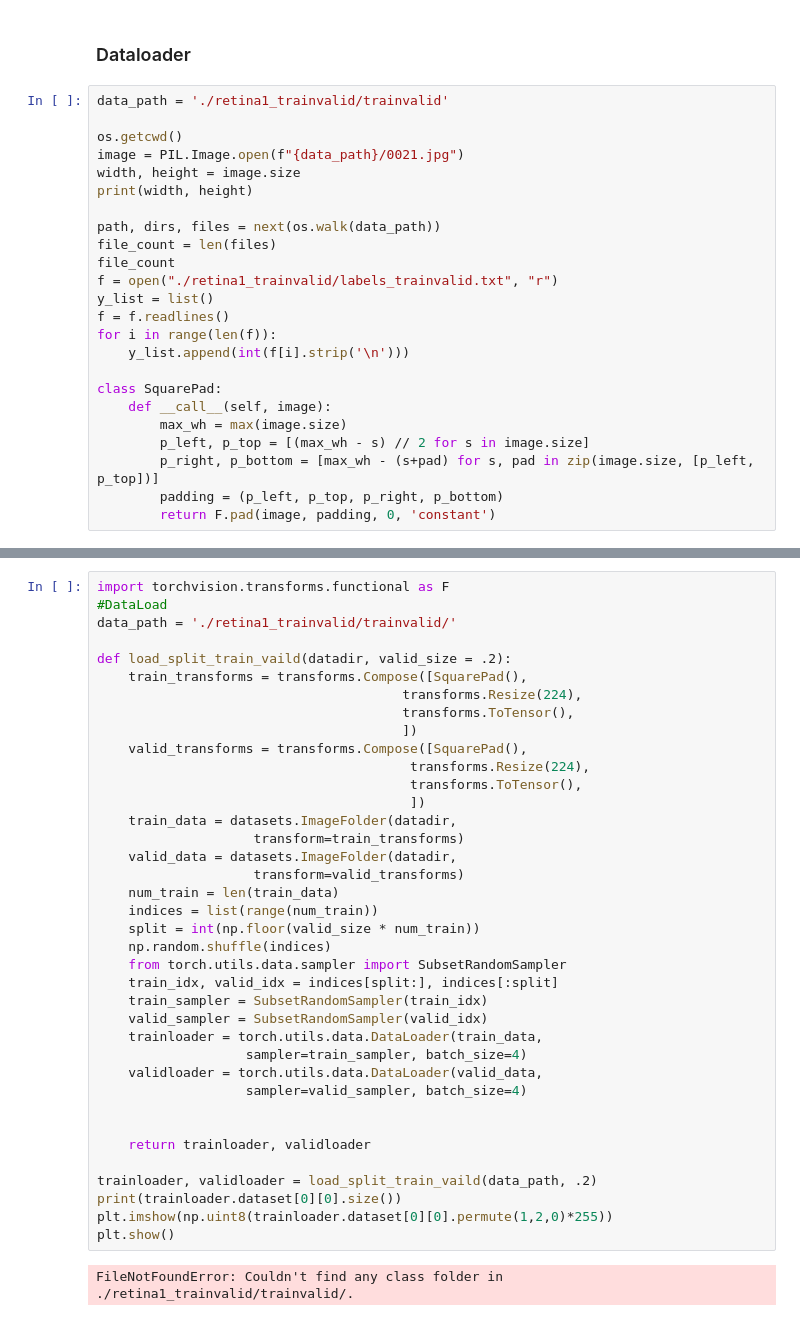
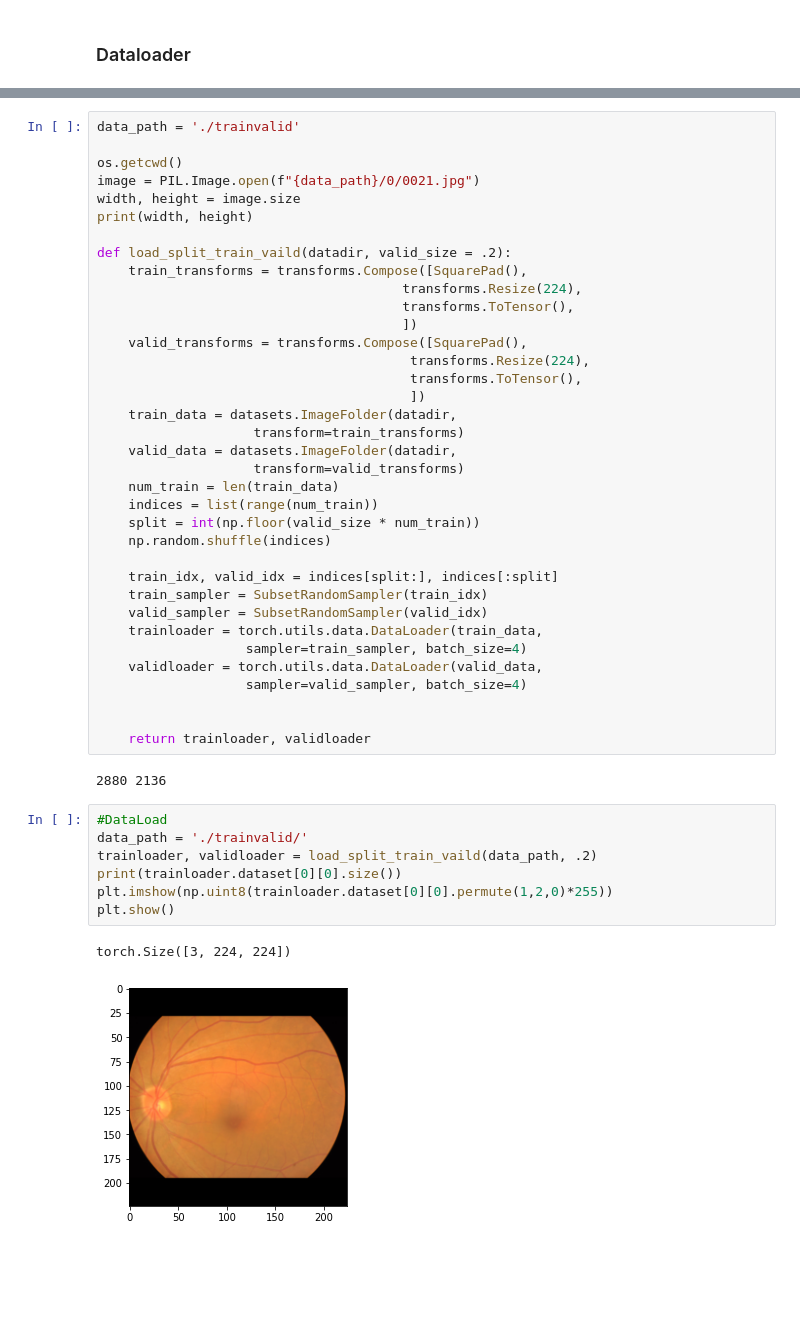
Before and after one commit to Catonpancake/AdvancedNN, a Jupyter notebook: retinatask.ipynb, the cells around one changed output, grey strips where cells are left out. Saved outputs shown, nothing was run; the diff lists cells and outputs as text; blank space fills up the shorter version.

Commit message:
Dataloader and train test is added

```diff
--- a/retinatask.ipynb
+++ b/retinatask.ipynb
@@ -26,27 +28,3 @@ print(f"Training on device {device}.")
 Training on device cuda.
 # %% [markdown]
 ### Dataloader
-# %%
-data_path = './retina1_trainvalid/trainvalid'
-
-os.getcwd()
-image = PIL.Image.open(f"{data_path}/0021.jpg")
-width, height = image.size
-print(width, height)
-
-path, dirs, files = next(os.walk(data_path))
-file_count = len(files)
-file_count
-f = open("./retina1_trainvalid/labels_trainvalid.txt", "r")
-y_list = list()
-f = f.readlines()
-for i in range(len(f)):
-    y_list.append(int(f[i].strip('\n')))
-
-class SquarePad:
-    def __call__(self, image):
-        max_wh = max(image.size)
-        p_left, p_top = [(max_wh - s) // 2 for s in image.size]
-        p_right, p_bottom = [max_wh - (s+pad) for s, pad in zip(image.size, [p_left, p_top])]
-        padding = (p_left, p_top, p_right, p_bottom)
-        return F.pad(image, padding, 0, 'constant')
@@ -55,7 +31,10 @@ class SquarePad:
 # %%
-import torchvision.transforms.functional as F
-#DataLoad
-data_path = './retina1_trainvalid/trainvalid/'
+data_path = './trainvalid'
+
+os.getcwd()
+image = PIL.Image.open(f"{data_path}/0/0021.jpg")
+width, height = image.size
+print(width, height)
 
 def load_split_train_vaild(datadir, valid_size = .2):
     train_transforms = transforms.Compose([SquarePad(),
@@ -74,7 +53,7 @@ def load_split_train_vaild(datadir, valid_size = .2):
     indices = list(range(num_train))
     split = int(np.floor(valid_size * num_train))
     np.random.shuffle(indices)
-    from torch.utils.data.sampler import SubsetRandomSampler
+
     train_idx, valid_idx = indices[split:], indices[:split]
     train_sampler = SubsetRandomSampler(train_idx)
     valid_sampler = SubsetRandomSampler(valid_idx)
@@ -85,10 +64,15 @@ def load_split_train_vaild(datadir, valid_size = .2):
 
 
     return trainloader, validloader
-
-trainloader, validloader = load_split_train_vaild(data_path, .2)
-print(trainloader.dataset[0][0].size())
-plt.imshow(np.uint8(trainloader.dataset[0][0].permute(1,2,0)*255))
-plt.show()
 # %% [output]
-FileNotFoundError: Couldn't find any class folder in ./retina1_trainvalid/trainvalid/.
+2880 2136
+# %%
+#DataLoad
+data_path = './trainvalid/'
+trainloader, validloader = load_split_train_vaild(data_path, .2)
+print(trainloader.dataset[0][0].size())
+plt.imshow(np.uint8(trainloader.dataset[0][0].permute(1,2,0)*255))
+plt.show()
+# %% [output]
+torch.Size([3, 224, 224])
+[figure, added]
```
Also changed, not shown: parts of 5 cells of this notebook, 4 other files.
